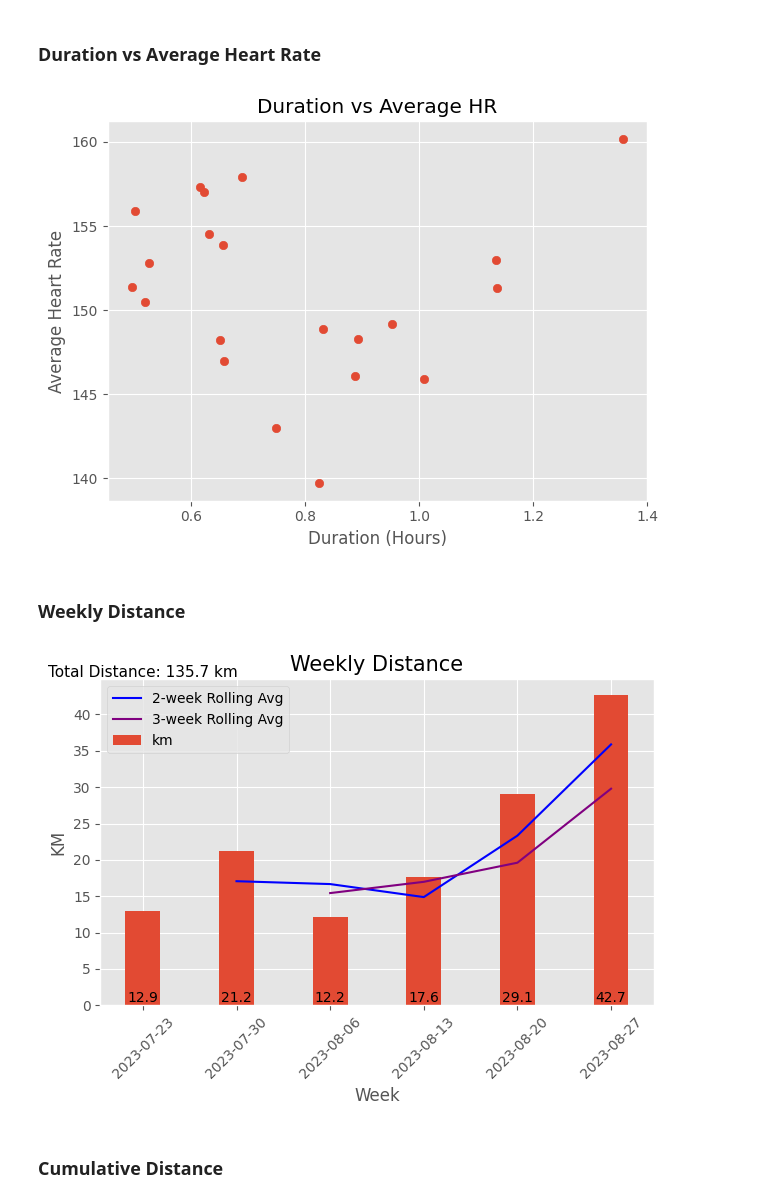
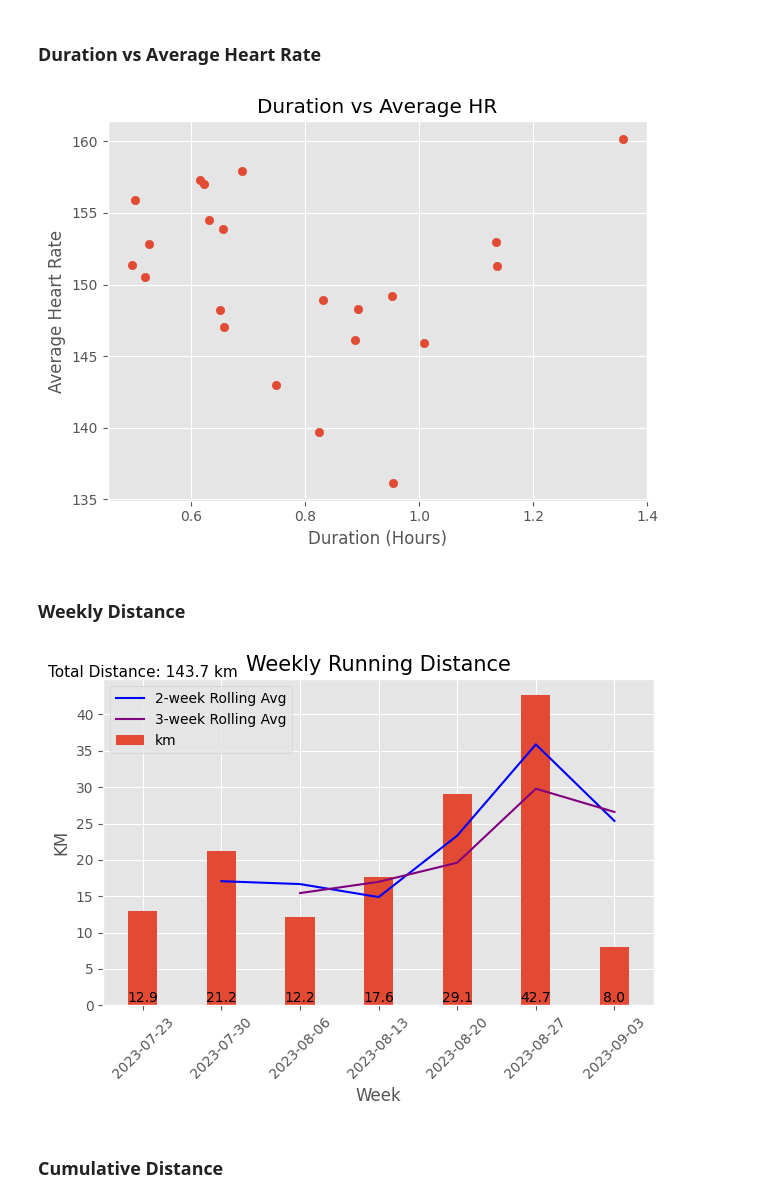
Before and after one commit to palmerac/Elevate, a Jupyter notebook: runStats.ipynb, the cells around one changed output. Drawn from its saved outputs; the diff is of its cells as text; code cells hidden in the pictures.

```diff
--- a/runStats.ipynb
+++ b/runStats.ipynb
@@ -30,7 +31,7 @@ start = time.perf_counter()
 # %% [markdown]
 Only counting activities post Europe, export HeartWatch Workouts from Jul 17 - Today and add the csv to the wd
 # %%
-df = pd.read_csv('HeartWatch-Workouts-20230717-to-20230825.csv')
+df = pd.read_csv('HeartWatch-Workouts-20230717-to-20230828.csv')
 # %%
 df = df.drop(['Date', 'from', 'to', 'rpe', 'Load', 'bpm-lo', 'bpm-90%+-%', '90%+-mins',
               'bpm-80-90%-%', '80-90%-mins','bpm-70-80%-%', '70-80%-mins','bpm-60-70%-%',
@@ -202,38 +214,38 @@ plt.grid(True)
 plt.tight_layout()
 plt.savefig('Graphs/Duration vs Avg HR.png', dpi=300)
 # %% [output]
-[figure, old version]
+[figure, new version]
 # %% [markdown]
 ### Weekly Distance
 # %%
 # plt.figure(figsize=(10,6))
 
 # Rolling Average
 rolling_average2 = wklySUM['km'].rolling(window=2).mean()
 plt.plot(wklySUM.index, rolling_average2, label='2-week Rolling Avg', color='blue')
 rolling_average3 = wklySUM['km'].rolling(window=3).mean()
 plt.plot(wklySUM.index, rolling_average3, label='3-week Rolling Avg', color='purple')
 
 # Toal Distance Text
 total_distance = wklySUM['km'].sum()
 plt.text(wklySUM.index[0], wklySUM['km'].max() + 2, f'Total Distance: {total_distance:.1f} km',
          ha='center', va='bottom', fontsize=11, color='black', transform=plt.gca().transData)
 
 plt.bar(wklySUM.index, wklySUM['km'], label='km', width=2.6)
 for idx, value in enumerate(wklySUM['km']):
     plt.text(wklySUM.index[idx], 0, f'{value:.1f}', ha='center', va='bottom',
              fontsize=10, color='black')
 
 plt.xlabel('Week')
 plt.ylabel('KM')
-plt.title('Weekly Distance', fontsize=15)
+plt.title('Weekly Running Distance', fontsize=15)
 plt.legend()
 plt.xticks(wklySUM.index, wklySUM.index.strftime('%Y-%m-%d'), rotation=45)
 plt.tight_layout()
 plt.savefig('Graphs/Weekly Distance.png', dpi=300)
 plt.show()
 # %% [output]
-[figure, old version]
+[figure, new version]
 # %% [markdown]
 ### Cumulative Distance
 # %%
```
Also changed, not shown: parts of 16 cells of this notebook, 12 other files.
